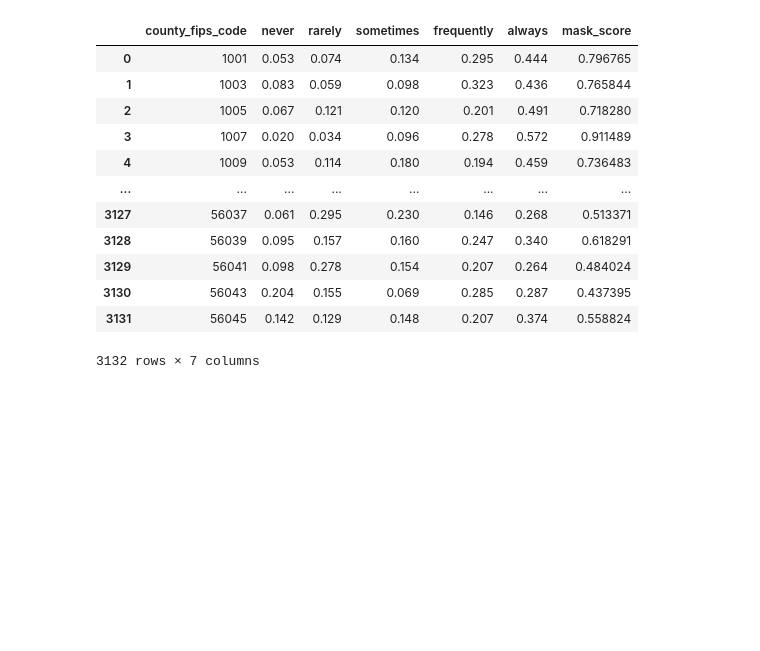
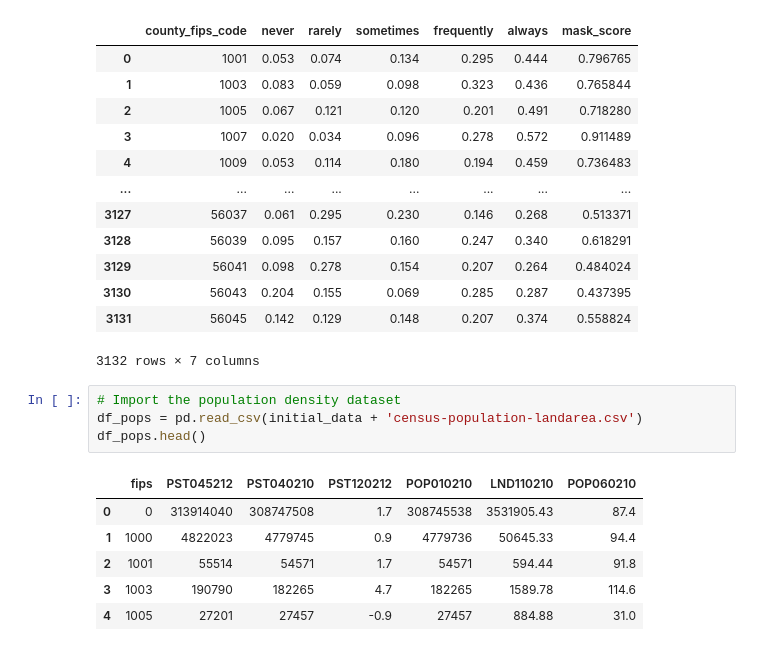
Before and after one commit to jace-kline/eecs-731-covid-masks, a Jupyter notebook: notebooks/mask-use.ipynb, the cells around one changed output. Drawn from its saved outputs; the diff is of its cells as text; blank space fills up the shorter version.

Commit message:
Added population density dataset

```diff
--- a/notebooks/mask-use.ipynb
+++ b/notebooks/mask-use.ipynb
@@ -162,3 +168,14 @@ df_masks
 | 3130 | 56043 | 0.204 | 0.155 | 0.069 | 0.285 | 0.287 | 0.437395 |
 | 3131 | 56045 | 0.142 | 0.129 | 0.148 | 0.207 | 0.374 | 0.558824 |
 3132 rows × 7 columns
+# %%
+# Import the population density dataset
+df_pops = pd.read_csv(initial_data + 'census-population-landarea.csv')
+df_pops.head()
+# %% [output]
+|  | fips | PST045212 | PST040210 | PST120212 | POP010210 | LND110210 | POP060210 |
+| 0 | 0 | 313914040 | 308747508 | 1.7 | 308745538 | 3531905.43 | 87.4 |
+| 1 | 1000 | 4822023 | 4779745 | 0.9 | 4779736 | 50645.33 | 94.4 |
+| 2 | 1001 | 55514 | 54571 | 1.7 | 54571 | 594.44 | 91.8 |
+| 3 | 1003 | 190790 | 182265 | 4.7 | 182265 | 1589.78 | 114.6 |
+| 4 | 1005 | 27201 | 27457 | -0.9 | 27457 | 884.88 | 31.0 |
```
Also changed, not shown: parts of 3 cells of this notebook, 2 other files.
